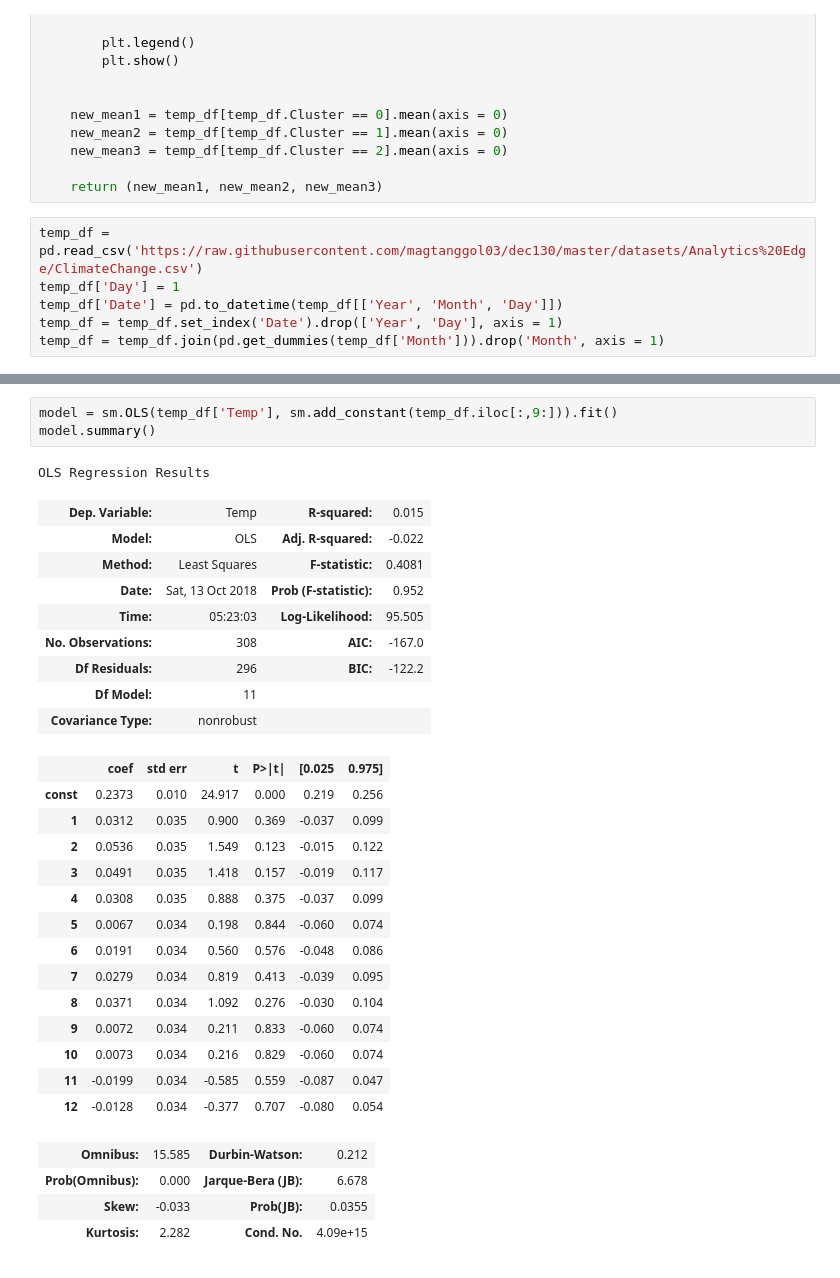
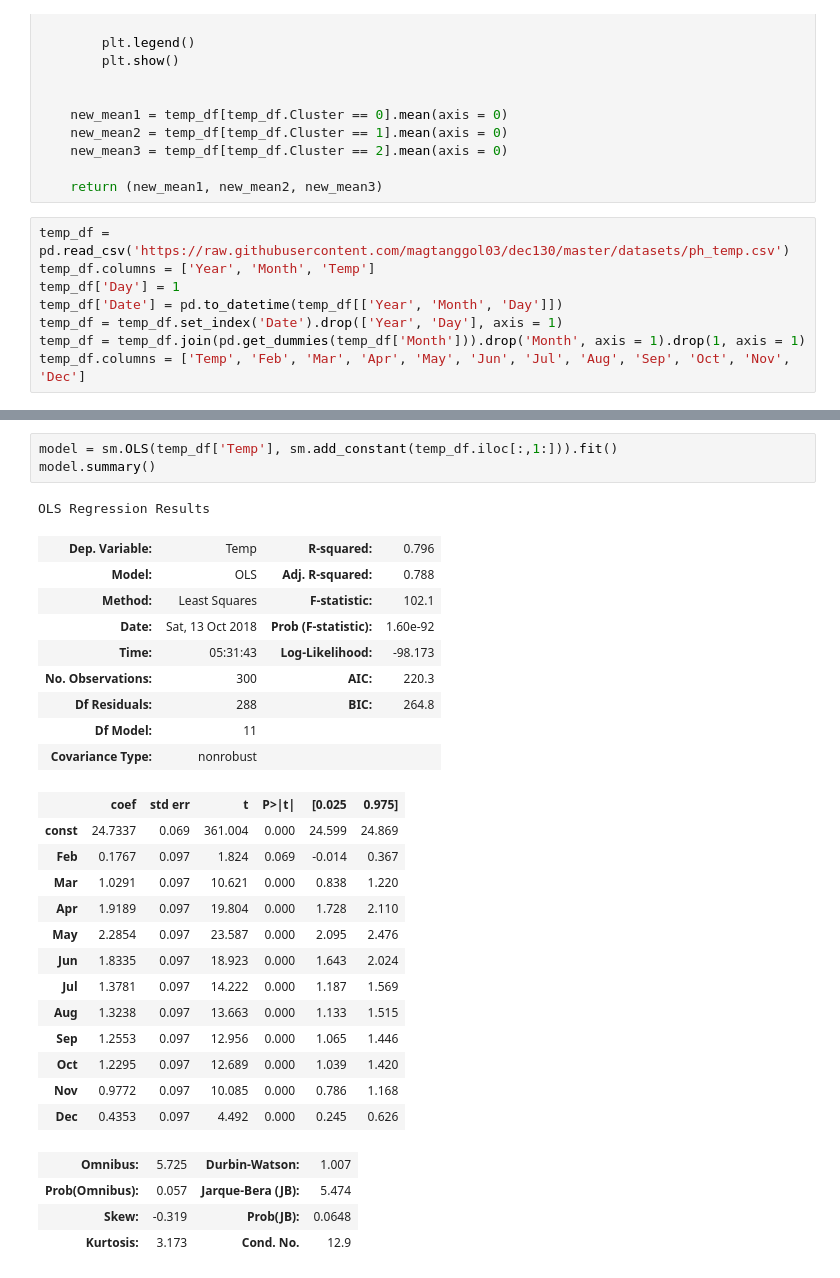
Before and after one commit to magtanggol03/dec130, a Jupyter notebook: notebooks/04 Time Series.ipynb, the cells around one changed output, grey strips where cells are left out. Cells and saved outputs as stored; diff of their text form.

```diff
--- a/notebooks/04 Time Series.ipynb
+++ b/notebooks/04 Time Series.ipynb
@@ -147,10 +147,12 @@ def plot_assignments(df, mean1, mean2, mean3, wLabel = False):
 
     return (new_mean1, new_mean2, new_mean3)
 # %%
-temp_df = pd.read_csv('https://raw.githubusercontent.com/magtanggol03/dec130/master/datasets/Analytics%20Edge/ClimateChange.csv')
+temp_df = pd.read_csv('https://raw.githubusercontent.com/magtanggol03/dec130/master/datasets/ph_temp.csv')
+temp_df.columns = ['Year', 'Month', 'Temp']
 temp_df['Day'] = 1
 temp_df['Date'] = pd.to_datetime(temp_df[['Year', 'Month', 'Day']])
 temp_df = temp_df.set_index('Date').drop(['Year', 'Day'], axis = 1)
-temp_df = temp_df.join(pd.get_dummies(temp_df['Month'])).drop('Month', axis = 1)
+temp_df = temp_df.join(pd.get_dummies(temp_df['Month'])).drop('Month', axis = 1).drop(1, axis = 1)
+temp_df.columns = ['Temp', 'Feb', 'Mar', 'Apr', 'May', 'Jun', 'Jul', 'Aug', 'Sep', 'Oct', 'Nov', 'Dec']
 # %%
 temp_df['Temp'].plot(color = col[2], figsize = (10,5))
@@ -161,32 +173,31 @@ Text(0.5,1,'Temperature')
 # %%
-model = sm.OLS(temp_df['Temp'], sm.add_constant(temp_df.iloc[:,9:])).fit()
+model = sm.OLS(temp_df['Temp'], sm.add_constant(temp_df.iloc[:,1:])).fit()
 model.summary()
 # %% [output]
 OLS Regression Results
-| Dep. Variable: | Temp | R-squared: | 0.015 |
-| Model: | OLS | Adj. R-squared: | -0.022 |
-| Method: | Least Squares | F-statistic: | 0.4081 |
-| Date: | Sat, 13 Oct 2018 | Prob (F-statistic): | 0.952 |
-| Time: | 05:23:03 | Log-Likelihood: | 95.505 |
-| No. Observations: | 308 | AIC: | -167.0 |
-| Df Residuals: | 296 | BIC: | -122.2 |
+| Dep. Variable: | Temp | R-squared: | 0.796 |
+| Model: | OLS | Adj. R-squared: | 0.788 |
+| Method: | Least Squares | F-statistic: | 102.1 |
+| Date: | Sat, 13 Oct 2018 | Prob (F-statistic): | 1.60e-92 |
+| Time: | 05:31:43 | Log-Likelihood: | -98.173 |
+| No. Observations: | 300 | AIC: | 220.3 |
+| Df Residuals: | 288 | BIC: | 264.8 |
 | Df Model: | 11 |  |  |
 | Covariance Type: | nonrobust |  |  |
 |  | coef | std err | t | P>|t| | [0.025 | 0.975] |
-| const | 0.2373 | 0.010 | 24.917 | 0.000 | 0.219 | 0.256 |
-| 1 | 0.0312 | 0.035 | 0.900 | 0.369 | -0.037 | 0.099 |
-| 2 | 0.0536 | 0.035 | 1.549 | 0.123 | -0.015 | 0.122 |
-| 3 | 0.0491 | 0.035 | 1.418 | 0.157 | -0.019 | 0.117 |
-| 4 | 0.0308 | 0.035 | 0.888 | 0.375 | -0.037 | 0.099 |
-| 5 | 0.0067 | 0.034 | 0.198 | 0.844 | -0.060 | 0.074 |
-| 6 | 0.0191 | 0.034 | 0.560 | 0.576 | -0.048 | 0.086 |
-| 7 | 0.0279 | 0.034 | 0.819 | 0.413 | -0.039 | 0.095 |
-| 8 | 0.0371 | 0.034 | 1.092 | 0.276 | -0.030 | 0.104 |
-| 9 | 0.0072 | 0.034 | 0.211 | 0.833 | -0.060 | 0.074 |
-| 10 | 0.0073 | 0.034 | 0.216 | 0.829 | -0.060 | 0.074 |
-| 11 | -0.0199 | 0.034 | -0.585 | 0.559 | -0.087 | 0.047 |
-| 12 | -0.0128 | 0.034 | -0.377 | 0.707 | -0.080 | 0.054 |
+| const | 24.7337 | 0.069 | 361.004 | 0.000 | 24.599 | 24.869 |
+| Feb | 0.1767 | 0.097 | 1.824 | 0.069 | -0.014 | 0.367 |
+| Mar | 1.0291 | 0.097 | 10.621 | 0.000 | 0.838 | 1.220 |
+| Apr | 1.9189 | 0.097 | 19.804 | 0.000 | 1.728 | 2.110 |
+| May | 2.2854 | 0.097 | 23.587 | 0.000 | 2.095 | 2.476 |
+| Jun | 1.8335 | 0.097 | 18.923 | 0.000 | 1.643 | 2.024 |
+| Jul | 1.3781 | 0.097 | 14.222 | 0.000 | 1.187 | 1.569 |
+| Aug | 1.3238 | 0.097 | 13.663 | 0.000 | 1.133 | 1.515 |
+| Sep | 1.2553 | 0.097 | 12.956 | 0.000 | 1.065 | 1.446 |
+| Oct | 1.2295 | 0.097 | 12.689 | 0.000 | 1.039 | 1.420 |
+| Nov | 0.9772 | 0.097 | 10.085 | 0.000 | 0.786 | 1.168 |
+| Dec | 0.4353 | 0.097 | 4.492 | 0.000 | 0.245 | 0.626 |
-| Omnibus: | 15.585 | Durbin-Watson: | 0.212 |
-| Prob(Omnibus): | 0.000 | Jarque-Bera (JB): | 6.678 |
-| Skew: | -0.033 | Prob(JB): | 0.0355 |
-| Kurtosis: | 2.282 | Cond. No. | 4.09e+15 |
+| Omnibus: | 5.725 | Durbin-Watson: | 1.007 |
+| Prob(Omnibus): | 0.057 | Jarque-Bera (JB): | 5.474 |
+| Skew: | -0.319 | Prob(JB): | 0.0648 |
+| Kurtosis: | 3.173 | Cond. No. | 12.9 |
```
Also changed, not shown: parts of 20 cells of this notebook, 32 other files.
